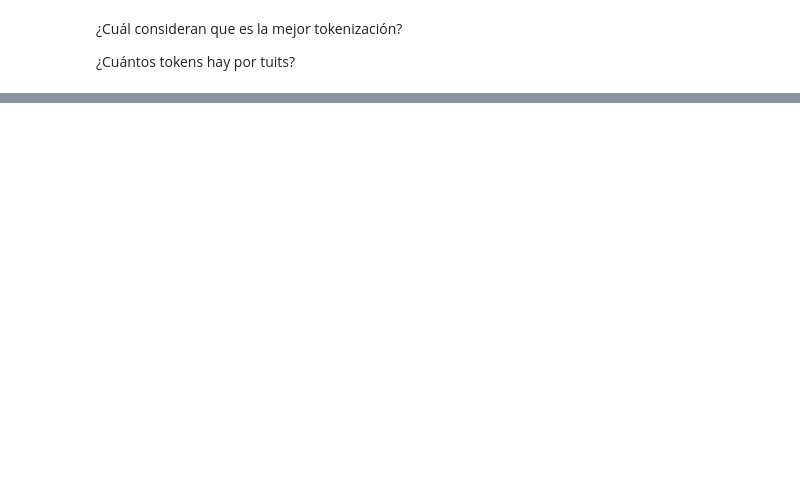
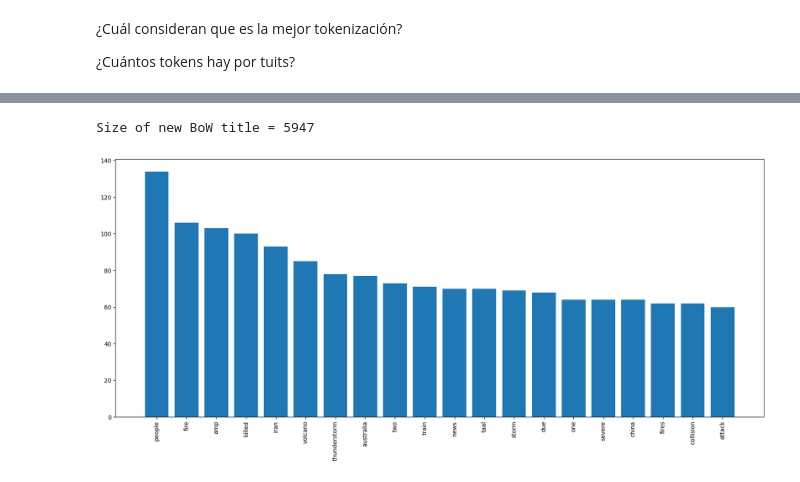
Before and after one commit to EAFIT-BI/Aprendizaje-No-Supervisado-para-AD-2024-1, a Jupyter notebook: Clase10/Manipulacion texto python.ipynb, the cells around one changed output, grey strips where cells are left out. Drawn from its saved outputs; the diff is of its cells as text; code cells hidden in the pictures; blank space fills up the shorter version.

```diff
--- a/Clase10/Manipulacion texto python.ipynb
+++ b/Clase10/Manipulacion texto python.ipynb
@@ -475,0 +538,20 @@ Size of new BoW title = 20777
+# %%
+texto_tweet=' '.join(datos_x.loc[ datos_x["target"]==1, "text"])
+texto_tweet=texto_tweet.lower()
+texto_tweet= re.sub(r'https?://\S+|www\.\S+', ' ', texto_tweet)  # eliminar la URL
+texto_tweet= re.sub(r"[^A-Za-z]+",' ',texto_tweet) # Eliminar simbolos
+tokens_tweet = tk.tokenize( texto_tweet ) # seperacion de tokens
+tokens_tweet=[w for w in tokens_tweet if w not in stop_words_nltk_en] # eliminacción de stop word
+tokens_=nltk.FreqDist(  tokens_tweet)
+fdist = nltk.FreqDist(tokens_)
+topwords = fdist.most_common(20)
+print('Size of new BoW title =',len(fdist))
+x,y = zip(*topwords)
+
+plt.figure(figsize=(20,8))
+plt.bar(x,y)
+plt.xticks(rotation=90)
+plt.show()
+# %% [output]
+Size of new BoW title = 5947
+[figure, added]
```
Also changed, not shown: parts of 19 cells of this notebook.
